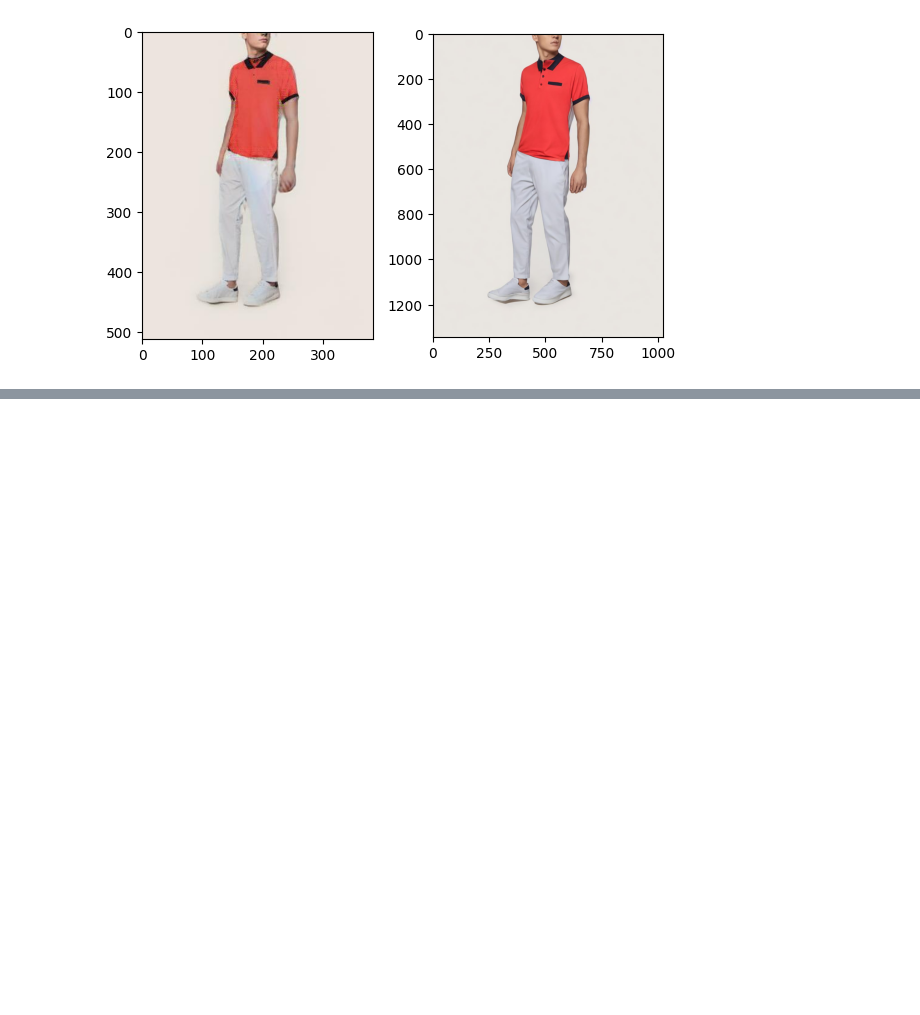
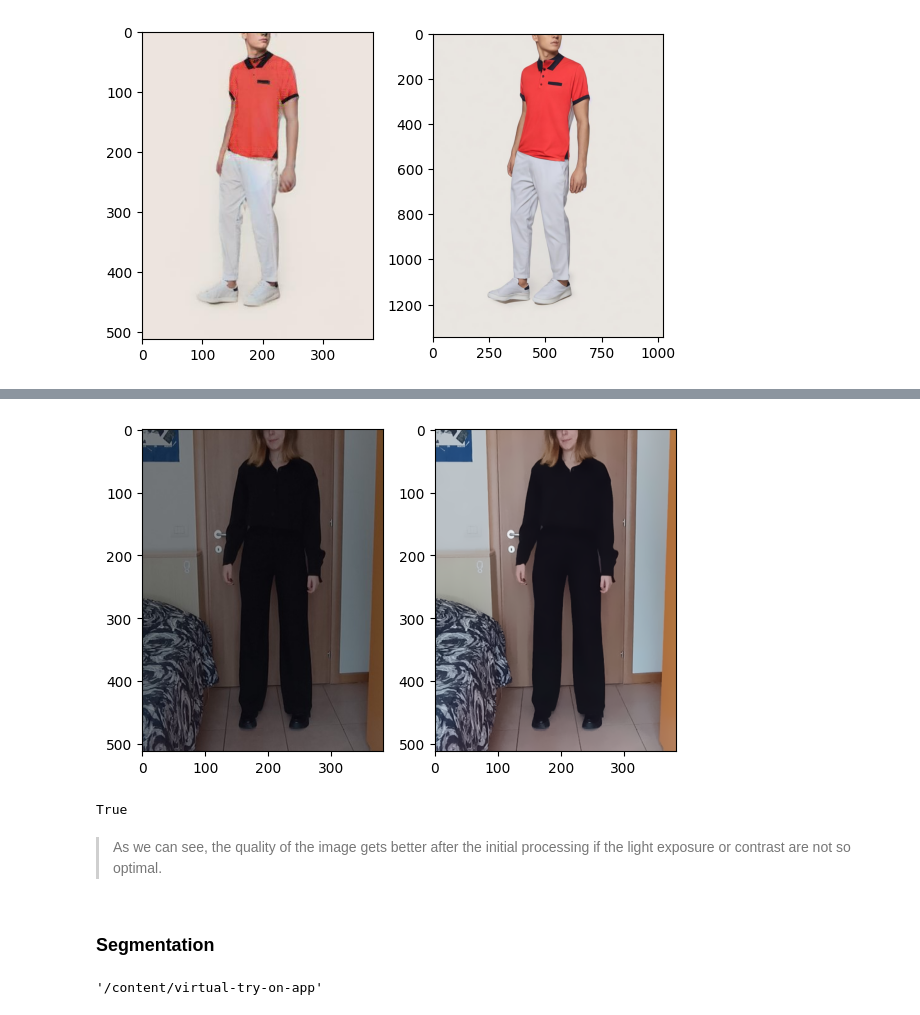
Before and after one commit to felicia-puzone/virtual-try-on-app, a Jupyter notebook: Inference_pipeline_presentation.ipynb, the cells around one changed output, grey strips where cells are left out. Saved outputs shown, nothing was run; the diff lists cells and outputs as text; code cells hidden in the pictures; blank space fills up the shorter version.

```diff
--- a/Inference_pipeline_presentation.ipynb
+++ b/Inference_pipeline_presentation.ipynb
@@ -503,0 +637,26 @@ plot_img_list(show_list)
+# %%
+person_image_proc = ContrastStretching(person_image)
+
+person_image_proc = cv2.bilateralFilter(person_image_proc, 20, 15, 15)
+
+person_image = cv2.cvtColor(person_image, cv2.COLOR_BGR2RGB)
+person_image_proc = cv2.cvtColor(person_image_proc, cv2.COLOR_BGR2RGB)
+show_list = [person_image, person_image_proc]
+plot_img_list(show_list)
+
+
+person_image_proc = cv2.cvtColor(person_image_proc, cv2.COLOR_BGR2RGB)
+cv2.imwrite('./result/images/realimagetest_0.jpg', person_image_proc)
+# %% [output]
+[figure, added]
+True
+# %% [markdown]
+
+
+> As we can see, the quality of the image gets better after the initial processing if the light exposure or contrast are not so optimal.
+# %% [markdown]
+### Segmentation
+# %%
+os.getcwd()
+# %% [output]
+'/content/virtual-try-on-app'
```
Also changed, not shown: parts of 54 cells of this notebook, 6 other files.
